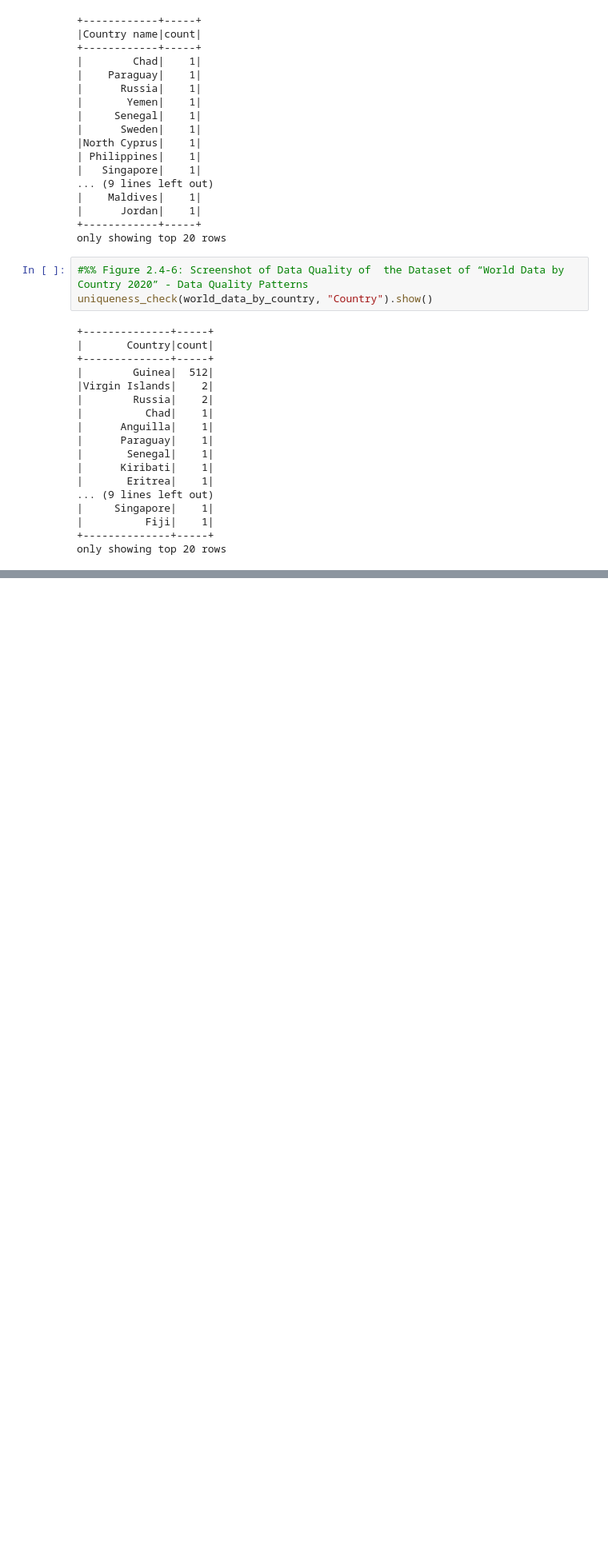
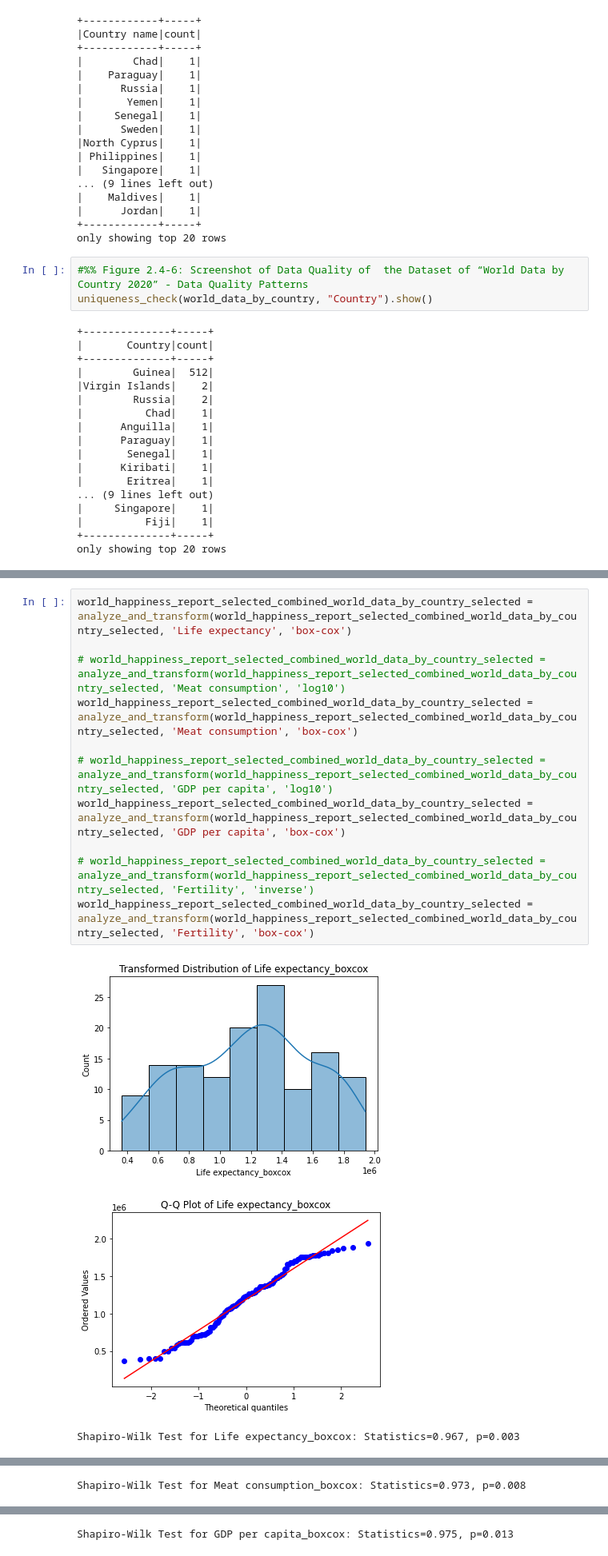
Before and after one commit to wz980305/Infosys-722-Iteration-4-BDAS, a Jupyter notebook: BDAS.ipynb, the cells around one changed output, grey strips where cells are left out. Shown at 80% size. Saved outputs shown, nothing was run; the diff lists cells and outputs as text; blank space fills up the shorter version.

```diff
--- a/BDAS.ipynb
+++ b/BDAS.ipynb
@@ -277,0 +692,15 @@ only showing top 20 rows
+# %%
+world_happiness_report_selected_combined_world_data_by_country_selected = analyze_and_transform(world_happiness_report_selected_combined_world_data_by_country_selected, 'Life expectancy', 'box-cox')
+
+# world_happiness_report_selected_combined_world_data_by_country_selected = analyze_and_transform(world_happiness_report_selected_combined_world_data_by_country_selected, 'Meat consumption', 'log10')
+world_happiness_report_selected_combined_world_data_by_country_selected = analyze_and_transform(world_happiness_report_selected_combined_world_data_by_country_selected, 'Meat consumption', 'box-cox')
+
+# world_happiness_report_selected_combined_world_data_by_country_selected = analyze_and_transform(world_happiness_report_selected_combined_world_data_by_country_selected, 'GDP per capita', 'log10')
+world_happiness_report_selected_combined_world_data_by_country_selected = analyze_and_transform(world_happiness_report_selected_combined_world_data_by_country_selected, 'GDP per capita', 'box-cox')
+
+# world_happiness_report_selected_combined_world_data_by_country_selected = analyze_and_transform(world_happiness_report_selected_combined_world_data_by_country_selected, 'Fertility', 'inverse')
+world_happiness_report_selected_combined_world_data_by_country_selected = analyze_and_transform(world_happiness_report_selected_combined_world_data_by_country_selected, 'Fertility', 'box-cox')
+# %% [output]
+[figure, added]
+[figure, added]
+Shapiro-Wilk Test for Life expectancy_boxcox: Statistics=0.967, p=0.003
@@ -277,0 +709 @@ only showing top 20 rows
+Shapiro-Wilk Test for Meat consumption_boxcox: Statistics=0.973, p=0.008
@@ -277,0 +712 @@ only showing top 20 rows
+Shapiro-Wilk Test for GDP per capita_boxcox: Statistics=0.975, p=0.013
```
Also changed, not shown: parts of 26 cells of this notebook.
